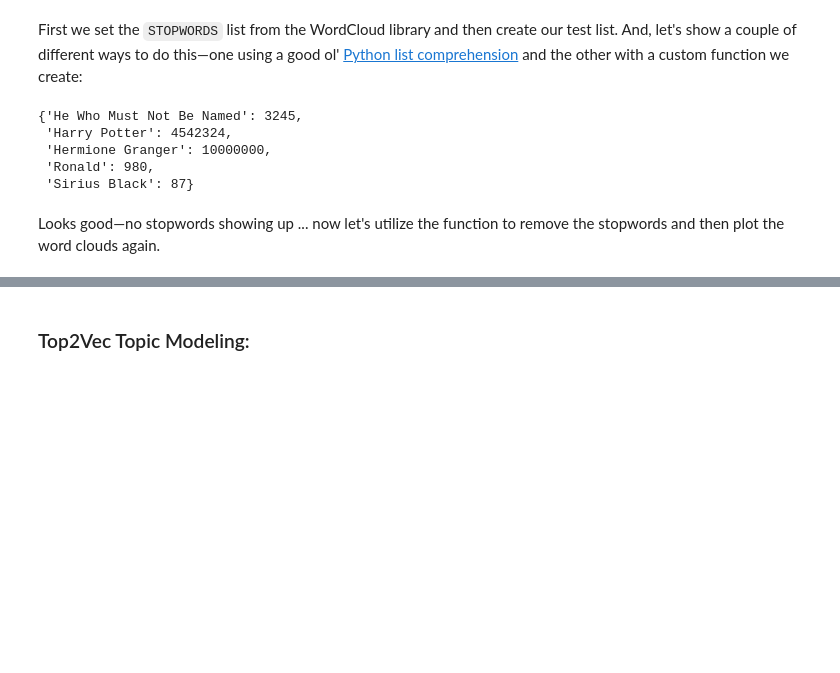
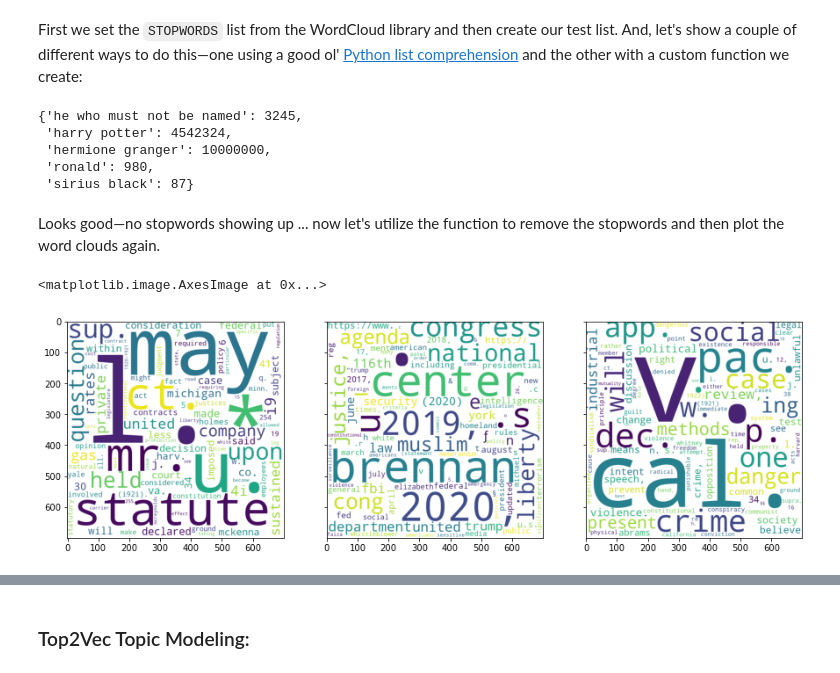
Before and after one commit to kspicer80/jstor_teaching_demo, a Jupyter notebook: jstor_testing_notebook_version_3.ipynb, the cells around one changed output, grey strips where cells are left out. Drawn from its saved outputs; the diff is of its cells as text; code cells hidden in the pictures; blank space fills up the shorter version.

```diff
--- a/jstor_testing_notebook_version_3.ipynb
+++ b/jstor_testing_notebook_version_3.ipynb
@@ -243,7 +243,7 @@ stop_words = set(STOPWORDS)
 # We can see all the stopwords WordCloud provides if we simply `print(stop_words)`
 
 def remove_stopwords_from_a_dict(dictionary):
-    cleaned_dictionary = {k: v for k, v in dictionary.items() if k not in stop_words}
+    cleaned_dictionary = {k: v for k, v in lowercase_keys.items() if k not in stop_words}
     return(cleaned_dictionary)
 
 test_dictionary = {'a': 9808, 'an': 83987, 'He Who Must Not Be Named': 3245, 'Harry Potter': 4542324, 'Hermione Granger': 10000000, 'Ronald': 980, 'the': 2, 'of': 56, 'in': 12, 'Sirius Black': 87}
@@ -251,13 +251,34 @@ test_dictionary = {'a': 9808, 'an': 83987, 'He Who Must Not Be Named': 3245, 'Ha
 cleaned_test_dictionary = remove_stopwords_from_a_dict(test_dictionary)
 cleaned_test_dictionary
 # %% [output]
-{'He Who Must Not Be Named': 3245,
- 'Harry Potter': 4542324,
- 'Hermione Granger': 10000000,
- 'Ronald': 980,
- 'Sirius Black': 87}
+{'he who must not be named': 3245,
+ 'harry potter': 4542324,
+ 'hermione granger': 10000000,
+ 'ronald': 980,
+ 'sirius black': 87}
 # %% [markdown]
 Looks good—no stopwords showing up ... now let's utilize the function to remove the stopwords and then plot the word clouds again.
+# %%
+df['unigramCountSorted'] = df['unigramCountSorted'].apply(remove_stopwords_from_a_dict)
+# %%
+def return_word_cloud_object(dict_values):
+    wordcloud = WordCloud(width=700, height=700, max_words=100, random_state=1, background_color='white', colormap='viridis', collocations=False).generate_from_frequencies(dict_values)
+    return(wordcloud)
+
+word_cloud_1 = return_word_cloud_object(df['unigramCountSorted'].iloc[0])
+word_cloud_2 = return_word_cloud_object(df['unigramCountSorted'].iloc[1])
+word_cloud_3 = return_word_cloud_object(df['unigramCountSorted'].iloc[2])
+
+fig, axes = plt.subplots(nrows=1, ncols=3, sharex=True, sharey=True, squeeze=False)
+fig.set_figheight(30)
+fig.set_figwidth(15)
+
+axes[0][0].imshow(word_cloud_1)
+axes[0][1].imshow(word_cloud_2)
+axes[0][2].imshow(word_cloud_3)
+# %% [output]
+<matplotlib.image.AxesImage at 0x...>
+[figure, added]
 # %%
 import numpy as np
 import seaborn as sns
```
Also changed, not shown: parts of 8 cells of this notebook.
